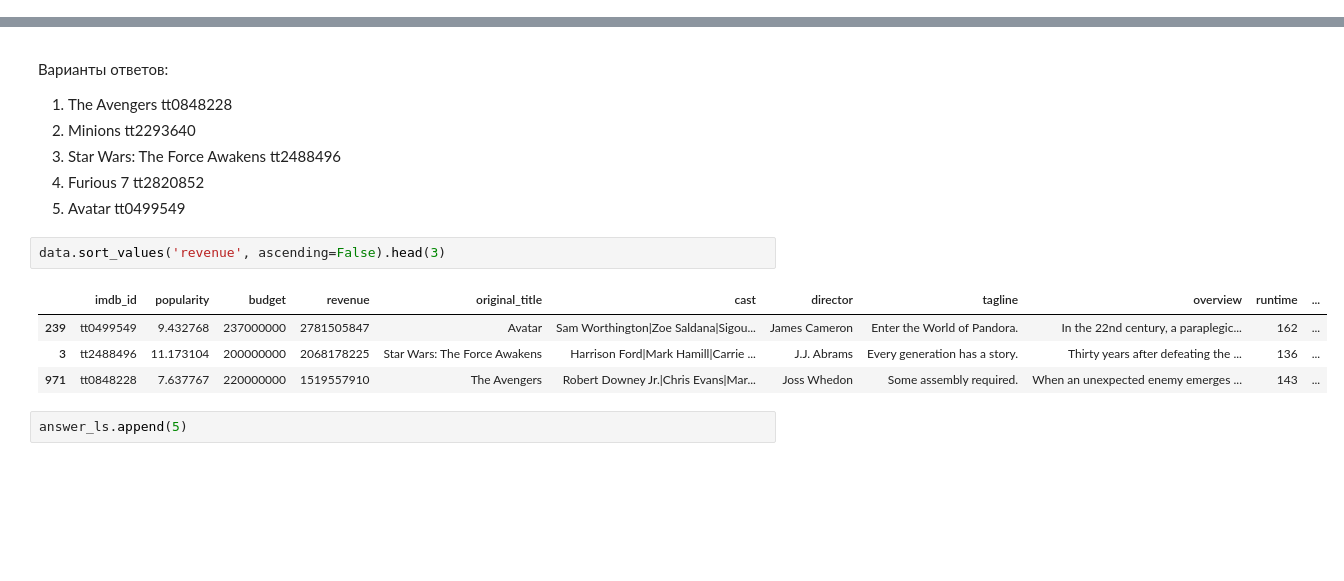
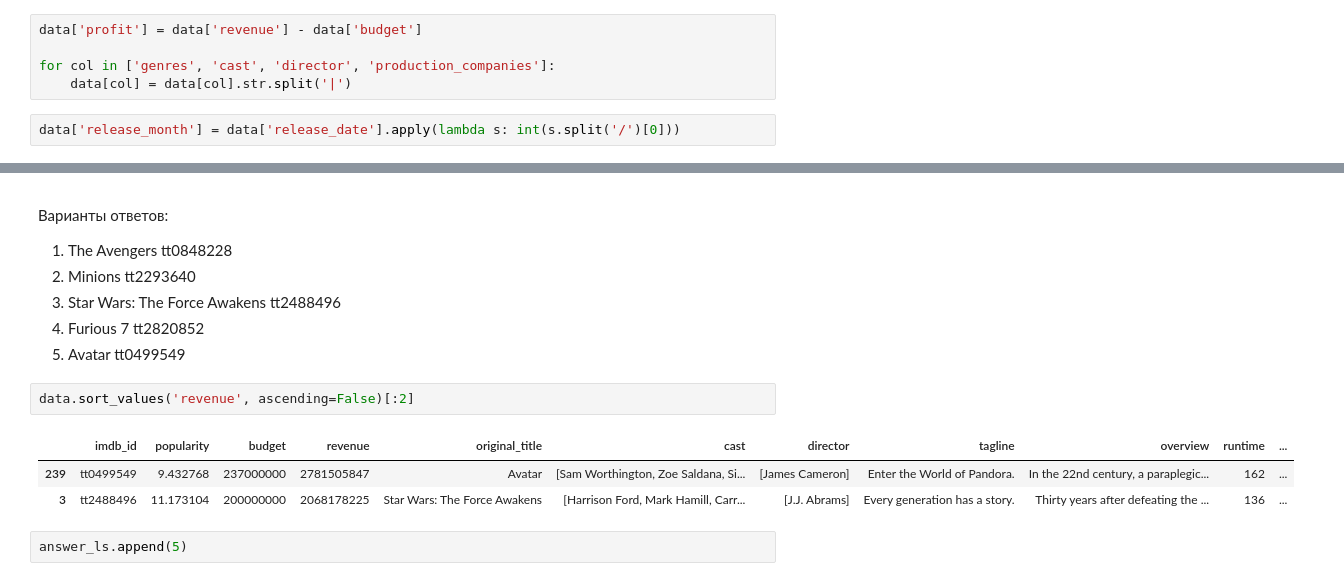
Before and after one commit to npc5432/skillfactory_rds, a Jupyter notebook: module_1/[SF-DST] Movies IMBD v3.0.ipynb, the cells around one changed output, grey strips where cells are left out. Drawn from its saved outputs; the diff is of its cells as text; blank space fills up the shorter version.

```diff
--- a/module_1/[SF-DST] Movies IMBD v3.0.ipynb
+++ b/module_1/[SF-DST] Movies IMBD v3.0.ipynb
@@ -26,6 +27,13 @@ len(data)
 # Предобработка датасета
 # %%
 answer_ls = [] # создадим список с ответами. сюда будем добавлять ответы по мере прохождения теста
+# %%
+data['profit'] = data['revenue'] - data['budget']
+
+for col in ['genres', 'cast', 'director', 'production_companies']:
+    data[col] = data[col].str.split('|')
+# %%
+data['release_month'] = data['release_date'].apply(lambda s: int(s.split('/')[0]))
 # %% [markdown]
 # 1. У какого фильма из списка самый большой бюджет?
 Варианты ответов:
@@ -115,12 +123,11 @@ answer_ls.append(1)
 4. Furious 7	tt2820852
 5. Avatar	tt0499549
 # %%
-data.sort_values('revenue', ascending=False).head(3)
+data.sort_values('revenue', ascending=False)[:2]
 # %% [output]
 |  | imdb_id | popularity | budget | revenue | original_title | cast | director | tagline | overview | runtime | ... |
-| 239 | tt0499549 | 9.432768 | 237000000 | 2781505847 | Avatar | Sam Worthington|Zoe Saldana|Sigou... | James Cameron | Enter the World of Pandora. | In the 22nd century, a paraplegic... | 162 | ... |
-| 3 | tt2488496 | 11.173104 | 200000000 | 2068178225 | Star Wars: The Force Awakens | Harrison Ford|Mark Hamill|Carrie ... | J.J. Abrams | Every generation has a story. | Thirty years after defeating the ... | 136 | ... |
-| 971 | tt0848228 | 7.637767 | 220000000 | 1519557910 | The Avengers | Robert Downey Jr.|Chris Evans|Mar... | Joss Whedon | Some assembly required. | When an unexpected enemy emerges ... | 143 | ... |
+| 239 | tt0499549 | 9.432768 | 237000000 | 2781505847 | Avatar | [Sam Worthington, Zoe Saldana, Si... | [James Cameron] | Enter the World of Pandora. | In the 22nd century, a paraplegic... | 162 | ... |
+| 3 | tt2488496 | 11.173104 | 200000000 | 2068178225 | Star Wars: The Force Awakens | [Harrison Ford, Mark Hamill, Carr... | [J.J. Abrams] | Every generation has a story. | Thirty years after defeating the ... | 136 | ... |
 # %%
 answer_ls.append(5)
 # %% [markdown]
```
Also changed, not shown: parts of 58 cells of this notebook.
